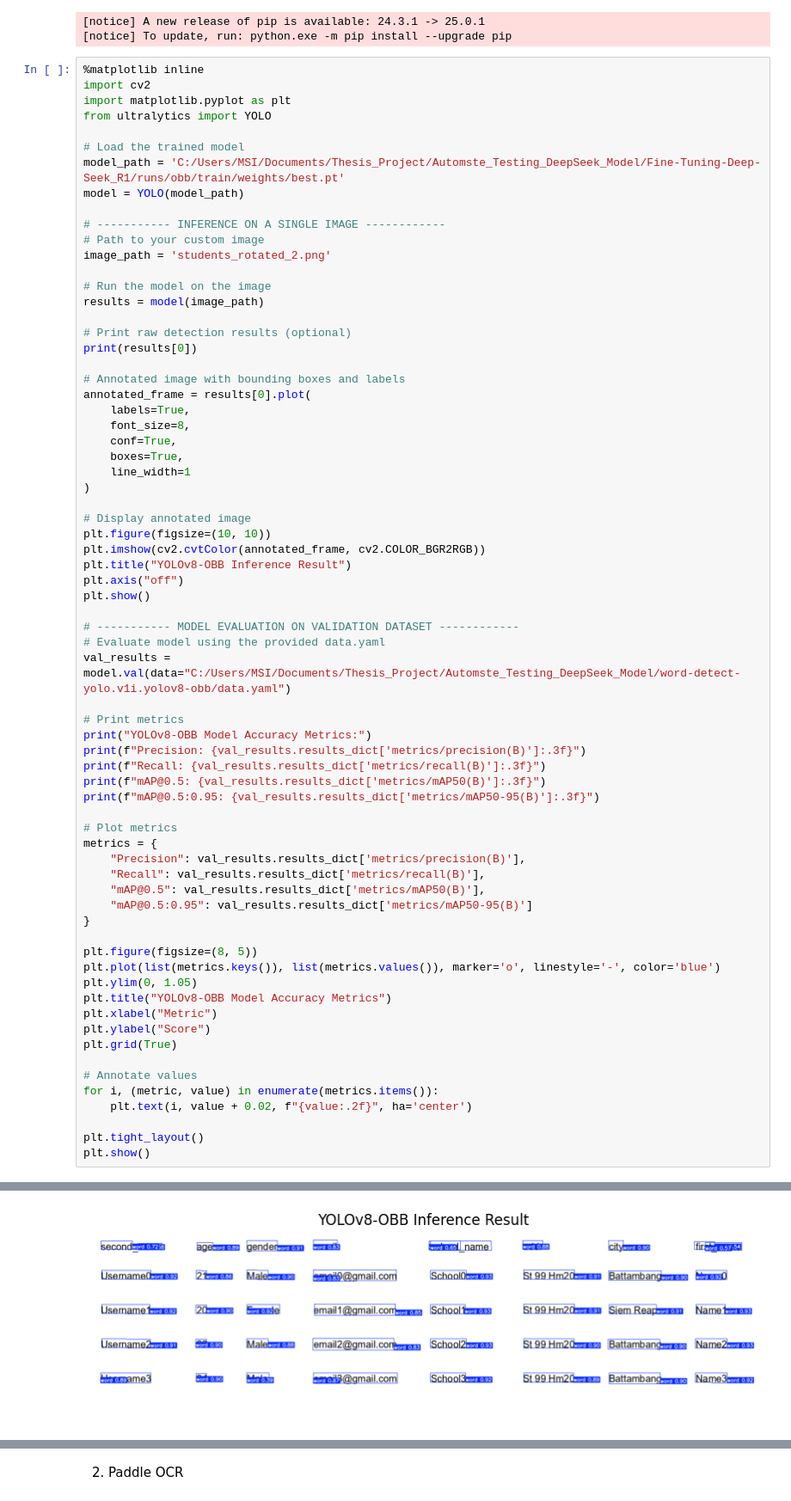
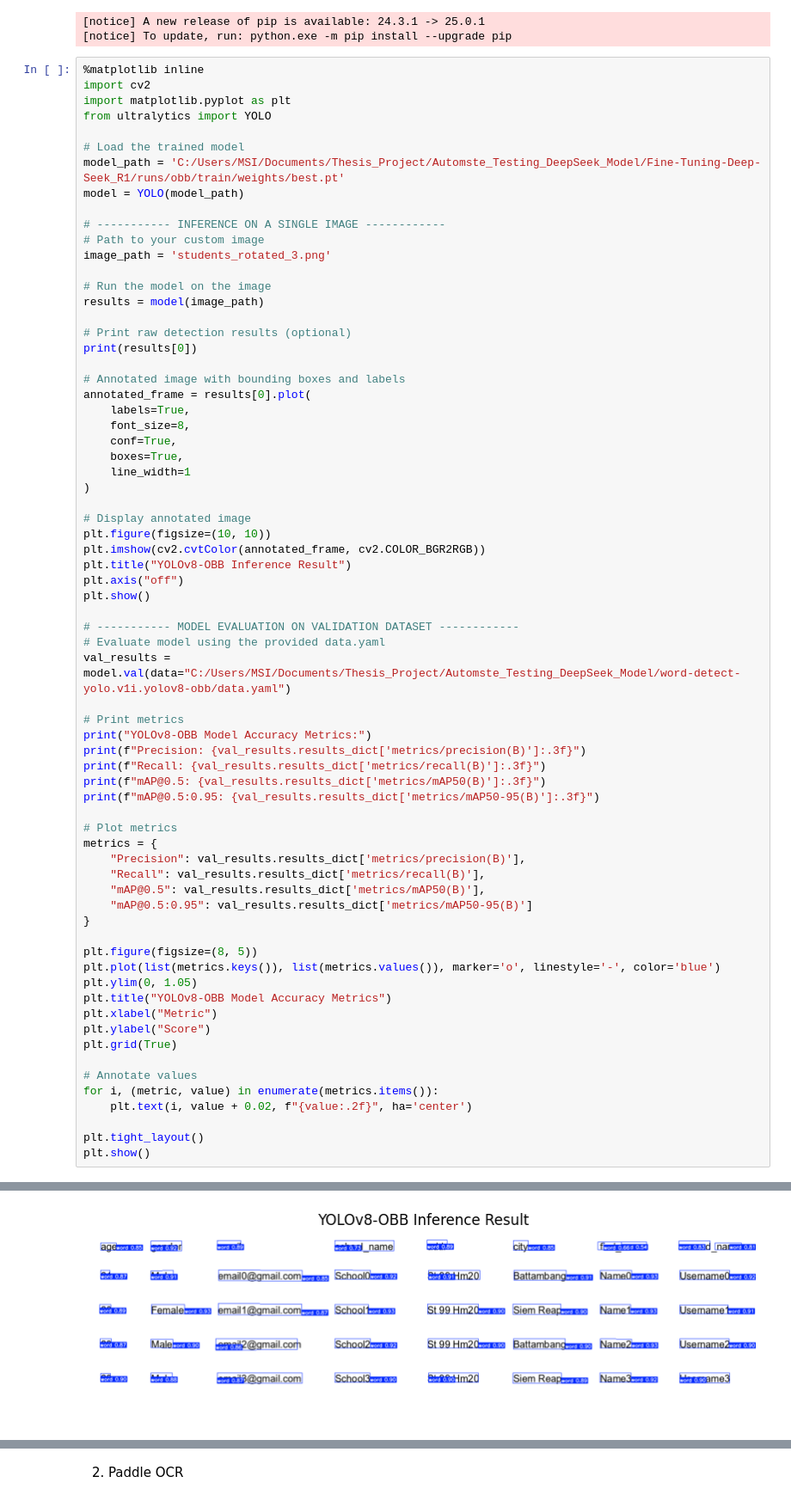
Before and after one commit to JackyDOM/Oject_YOLO, a Jupyter notebook: train_model.ipynb, the cells around one changed output, grey strips where cells are left out. Shown at 86% size. Cells and saved outputs as stored; diff of their text form.

```diff
--- a/train_model.ipynb
+++ b/train_model.ipynb
@@ -248,7 +248,7 @@ model = YOLO(model_path)
 
 # ----------- INFERENCE ON A SINGLE IMAGE ------------
 # Path to your custom image
-image_path = 'students_rotated_2.png'
+image_path = 'students_rotated_3.png'
 
 # Run the model on the image
 results = model(image_path)
@@ -326,4 +326,4 @@ speed: {'preprocess': 2.034200122579932, 'inference': 67.10999994538724, 'postpr
-[figure, old version]
+[figure, new version]
 Ultralytics 8.3.105  Python-3.13.2 torch-2.6.0+cpu CPU (13th Gen Intel Core(TM) i7-13620H)
 val: WARNING  C:\Users\MSI\Documents\Thesis_Project\Automste_Testing_DeepSeek_Model\word-detect-yolo.v1i.yolov8-obb\valid\images\b05-088_png.rf.e8196fb78748c7a7883bfa1c8d6c344b.jpg: 77 duplicate label ...
 val: WARNING  C:\Users\MSI\Documents\Thesis_Project\Automste_Testing_DeepSeek_Model\word-detect-yolo.v1i.yolov8-obb\valid\images\d06-072_png.rf.c2d7888c349dc0bfd50adf8028de9366.jpg: 2 duplicate labels ...
```
Also changed, not shown: parts of 4 cells of this notebook, 1 other file.
